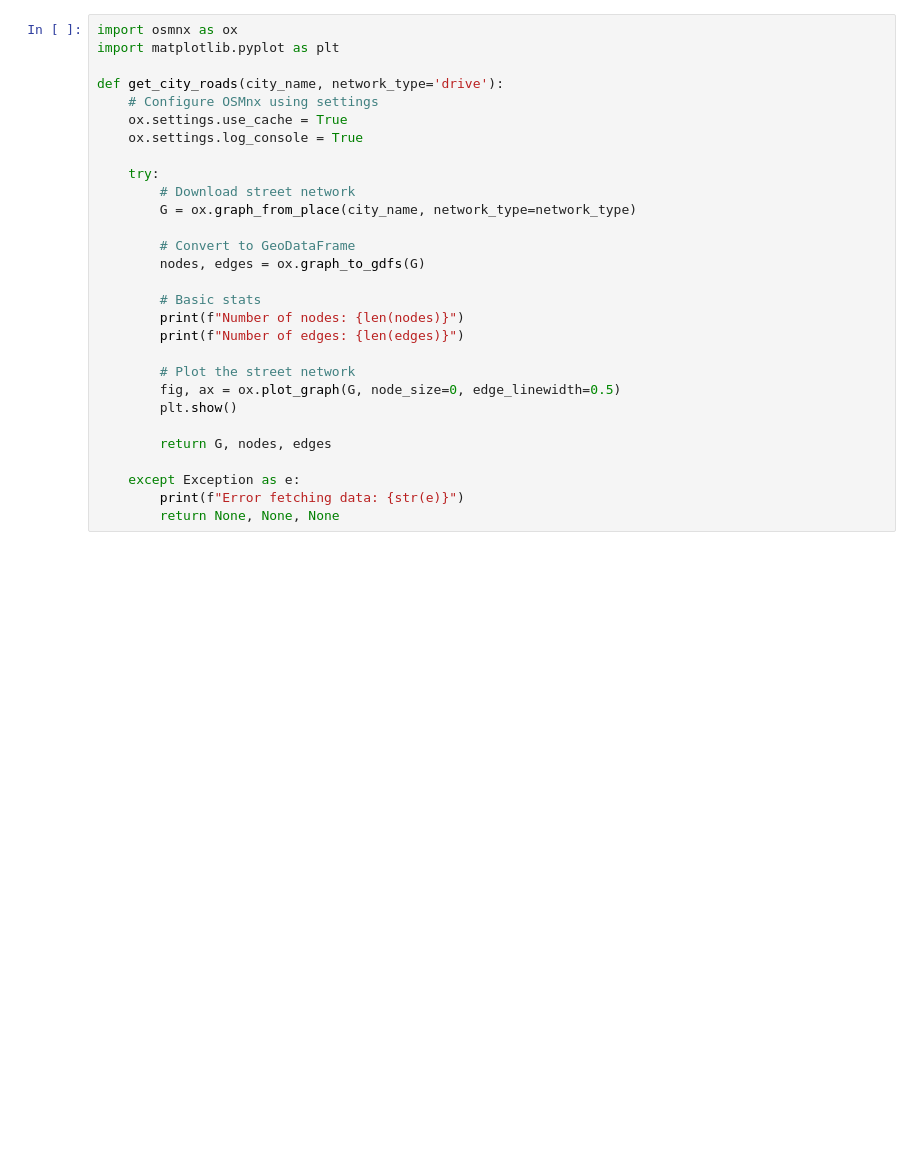
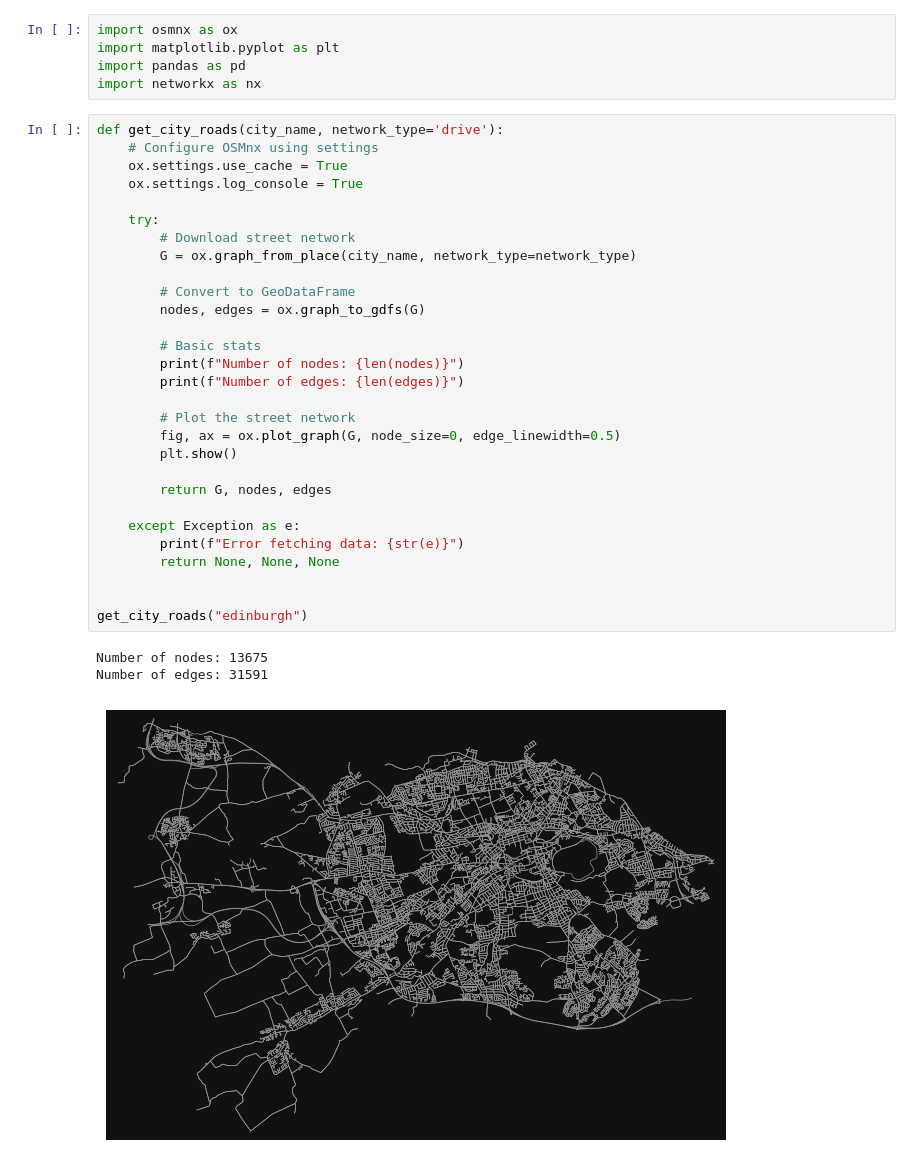
Before and after one commit to TheCrypted/STAT-4830-project-base, a Jupyter notebook: notebooks/notebook_test.ipynb, the cells around one changed output. Drawn from its saved outputs; the diff is of its cells as text; blank space fills up the shorter version.

```diff
--- a/notebooks/notebook_test.ipynb
+++ b/notebooks/notebook_test.ipynb
@@ -23,29 +31,38 @@ Successfully installed osmnx-2.0.1
+# %%
+import osmnx as ox
+import matplotlib.pyplot as plt
+import pandas as pd
+import networkx as nx
 # %%
-import osmnx as ox
-import matplotlib.pyplot as plt
-
 def get_city_roads(city_name, network_type='drive'):
     # Configure OSMnx using settings
     ox.settings.use_cache = True
     ox.settings.log_console = True
 
     try:
         # Download street network
         G = ox.graph_from_place(city_name, network_type=network_type)
 
         # Convert to GeoDataFrame
         nodes, edges = ox.graph_to_gdfs(G)
 
         # Basic stats
         print(f"Number of nodes: {len(nodes)}")
         print(f"Number of edges: {len(edges)}")
 
         # Plot the street network
         fig, ax = ox.plot_graph(G, node_size=0, edge_linewidth=0.5)
         plt.show()
 
         return G, nodes, edges
 
     except Exception as e:
         print(f"Error fetching data: {str(e)}")
         return None, None, None
+
+
+get_city_roads("edinburgh")
+# %% [output]
+Number of nodes: 13675
+Number of edges: 31591
+[figure, added]
```
Also changed, not shown: parts of 6 cells of this notebook, 4 other files.
